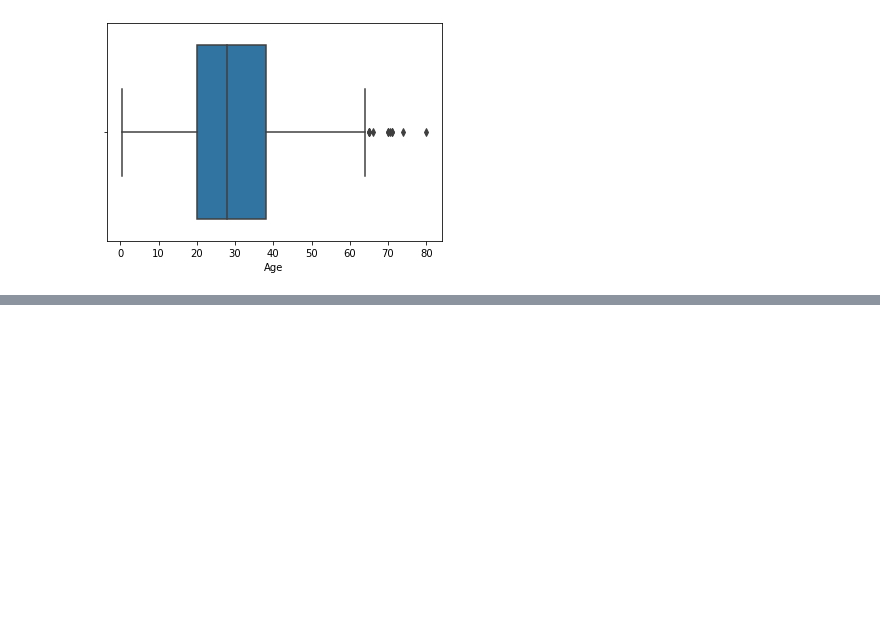
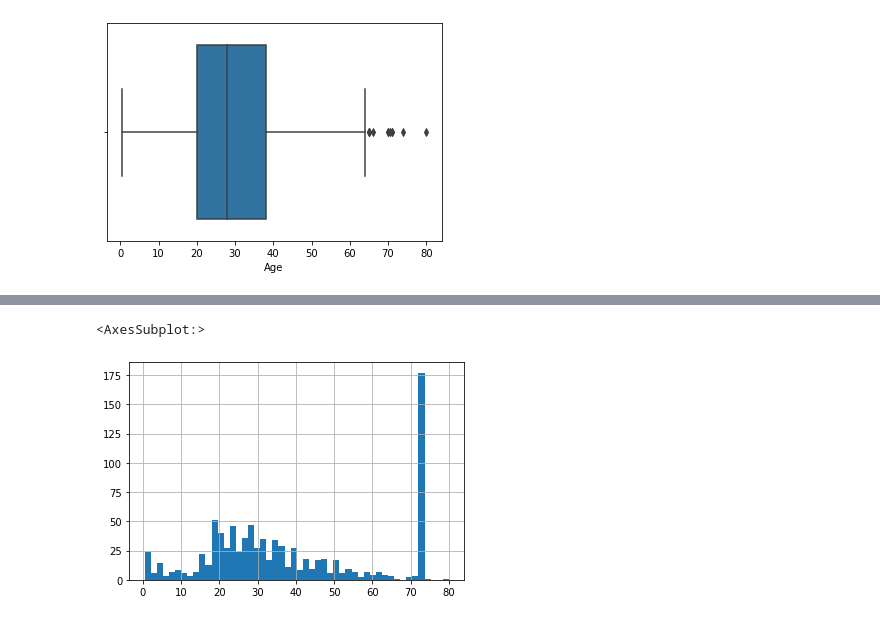
Before and after one commit to AugustineJosephMN/Feature-Engineering, a Jupyter notebook: Handling-Missing-Values.ipynb, the cells around one changed output, grey strips where cells are left out. Saved outputs shown, nothing was run; the diff lists cells and outputs as text; code cells hidden in the pictures; blank space fills up the shorter version.

```diff
--- a/Handling-Missing-Values.ipynb
+++ b/Handling-Missing-Values.ipynb
@@ -302,0 +315,5 @@ df.head()
+# %%
+df['Age_end_distribution'].hist(bins=50)
+# %% [output]
+<AxesSubplot:>
+[figure, added]
```
Also changed, not shown: parts of 8 cells of this notebook.
